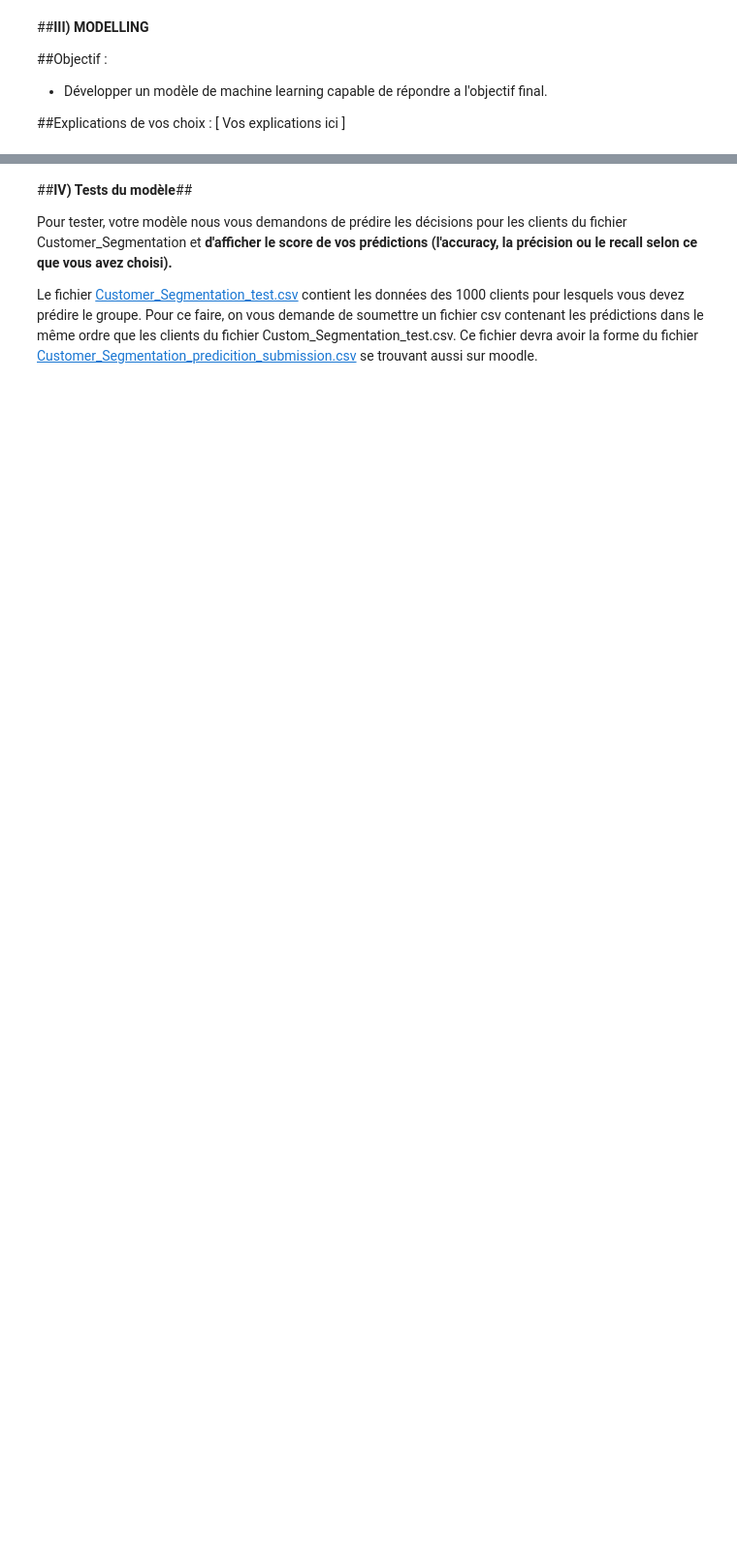
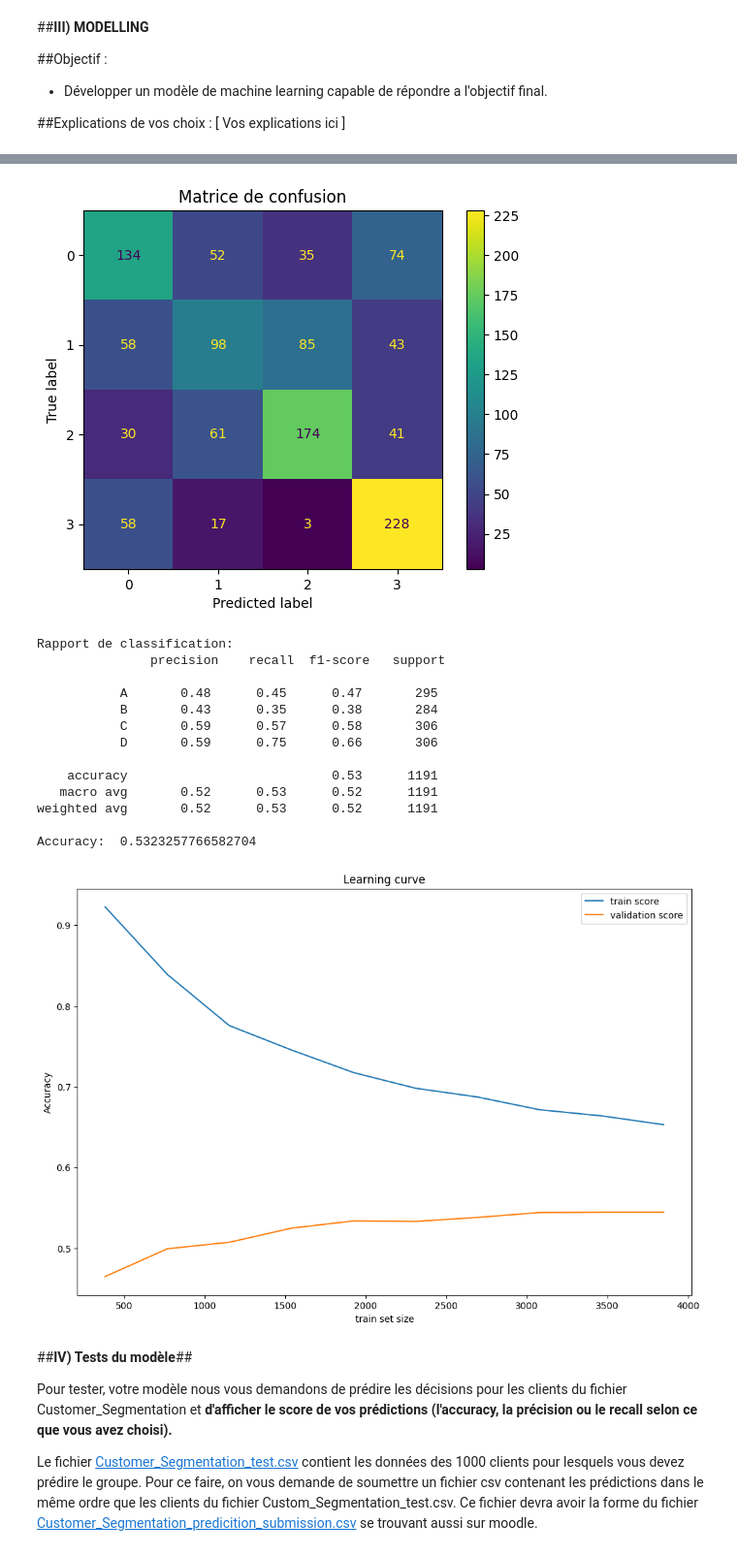
Before and after one commit to robin-salle-vinci/projet_IA, a Jupyter notebook: BIN3100_Projet_Data_Science.ipynb, the cells around one changed output, grey strips where cells are left out. Shown at 97% size. Saved outputs shown, nothing was run; the diff lists cells and outputs as text; code cells hidden in the pictures; blank space fills up the shorter version.

```diff
--- a/BIN3100_Projet_Data_Science.ipynb
+++ b/BIN3100_Projet_Data_Science.ipynb
@@ -349,18 +352,13 @@ from sklearn.svm import LinearSVC, SVC
 from sklearn.neighbors import KNeighborsClassifier
 from sklearn.linear_model import LogisticRegression
 from sklearn.pipeline import make_pipeline
-from sklearn.preprocessing import StandardScaler
-
-# création données exemples
-from sklearn.datasets import make_blobs
-from sklearn.model_selection import train_test_split
-X, y = make_blobs(n_samples=200, centers=2, n_features=5, center_box=(0, 10))
-X_train, X_test, y_train, y_test = train_test_split(X, y, test_size=0.33, random_state=42)
+from sklearn.preprocessing import StandardScaler, PolynomialFeatures
 
 
 # Fonction d'évaluation
-from sklearn.metrics import f1_score, confusion_matrix, classification_report, accuracy_score, ConfusionMatrixDisplay
+from sklearn.metrics import f1_score, confusion_matrix, classification_report, accuracy_score, ConfusionMatrixDisplay, make_scorer, roc_auc_score
 from sklearn.model_selection import learning_curve
+
 def evaluation(model):
   model.fit(X_train, y_train)
   y_pred = model.predict(X_test)
@@ -374,7 +372,7 @@ def evaluation(model):
   print("Rapport de classification: \n", classification_report(y_test, y_pred))
   print("Accuracy: ", accuracy_score(y_test, y_pred))
   # learning curve pour trouver la source du problème (overfitting, underfitting)
-  N, train_score, val_score = learning_curve(model, X_train, y_train, cv=5, scoring="f1", train_sizes=np.linspace(0.1, 1.0, 10)) # cv -> nombre de découpe des données
+  N, train_score, val_score = learning_curve(model, X_train, y_train, cv=5, scoring='accuracy', train_sizes=np.linspace(0.1, 1.0, 10)) # cv -> nombre de découpe des données
   # Création du graphique
   print()
   plt.figure(figsize=(12,8))
@@ -382,36 +380,33 @@ def evaluation(model):
   plt.plot(N, val_score.mean(axis=1), label="validation score")
   plt.title("Learning curve")
   plt.xlabel("train set size")
-  plt.ylabel("f1 score")
+  plt.ylabel("Accuracy")
   plt.legend()
   plt.show()
-
+  print()
 
 # Entrainement de différents modèles
-preprocessor = make_pipeline(StandardScaler()); # à compléter en fonction de pre-processing !!!!!!!!!!!!!! + include_bias=False pour les erreurs inutiles
+preprocessor = make_pipeline(PolynomialFeatures(2));
 
 DecisionTreeClassifierPIP = make_pipeline(preprocessor, DecisionTreeClassifier(random_state=0))
 RandomForestClassifierPIP = make_pipeline(preprocessor, RandomForestClassifier(random_state=0))
-LinearSVCPIP = make_pipeline(preprocessor, StandardScaler(), LinearSVC(random_state=0))
-SVCPIP = make_pipeline(preprocessor, StandardScaler(), SVC(random_state=0))
-KNeighborsClassifierPIP = make_pipeline(preprocessor, StandardScaler(), KNeighborsClassifier())
+LinearSVCPIP = make_pipeline(preprocessor,StandardScaler(), LinearSVC(random_state=0))
+SVCPIP = make_pipeline(preprocessor,StandardScaler(), SVC(random_state=0))
+KNeighborsClassifierPIP = make_pipeline(preprocessor,StandardScaler(), KNeighborsClassifier())
 LogisticRegressionPIP = make_pipeline(preprocessor, LogisticRegression(random_state=0))
-GradientBoostingClassifierPIP = make_pipeline(preprocessor, GradientBoostingClassifier(random_state=0))
+GradientBoostingClassifierPIP = make_pipeline(GradientBoostingClassifier(random_state=0))
 models = {'DecisionTree':DecisionTreeClassifierPIP, 'RandomForest':RandomForestClassifierPIP, 'LinearSVC':LinearSVCPIP, 'SVC':SVCPIP, 'KNN':KNeighborsClassifierPIP, 'LogisticRegression':LogisticRegressionPIP, 'GradientBoosting':GradientBoostingClassifierPIP}
+
 for name, model in models.items():
   print(name)
-  #evaluation(model)
+  evaluation(model)
 
 
-# quand on aura trouver le meilleur modèle -> trouver ses meilleures features
-# pd.DataFrame(best_model.feature_importances_, index=X_train.columns).plot().bar(figsize=(12,8))
-
-
+best_model = GradientBoostingClassifierPIP
 # partie GridSearchCV pour optimiser le model avec les meilleurs scores de la fonction evaluation(recall et f1)
 from sklearn.model_selection import GridSearchCV, RandomizedSearchCV
-GradientBoostingClassifierPIP # exemple pris mais pas définitif à voir les résultats d'evaluation
-hypers_params = {'gradientboostingclassifier__n_estimators': range(1,100)} # à compléter selon le modèle choisi (les hyper params les plus important) (mettre le nom du model__ avant hyper param pour indiquer que c'est pour le step model dans pipeline) + à modifier e, fonction du résultat !!!
-grid = RandomizedSearchCV(GradientBoostingClassifierPIP, hypers_params, scoring='recall', cv=5, n_iter=40) # scoring à f1 aussi intéressant || RandomizedSearchCV est un grid mais qui fait des tests de hyperparam aléatoires si trop de hyperparams possible !!(n_iter= nombre de tests aleatoires)
+hypers_params = {'gradientboostingclassifier__n_estimators': range(1,100), 'gradientboostingclassifier__learning_rate': [0.01, 0.1, 0.2, 0.5], 'gradientboostingclassifier__max_depth': [3, 5, 7, 9], 'gradientboostingclassifier__min_samples_split': [2, 5, 10]}  # à compléter selon le modèle choisi (les hyper params les plus important) (mettre le nom du model__ avant hyper param pour indiquer que c'est pour le step model dans pipeline) + à modifier e, fonction du résultat !!!
+grid = RandomizedSearchCV(best_model, hypers_params, scoring='accuracy', cv=5, n_iter=10) # scoring à f1 aussi intéressant || RandomizedSearchCV est un grid mais qui fait des tests de hyperparam aléatoires si trop de hyperparams possible !!(n_iter= nombre de tests aleatoires)
 grid.fit(X_train, y_train)
 print("Meilleur modèle: ", grid.best_estimator_, "\n")
 print("Meilleurs hyper-paramètres du modèle:" , grid.best_params_)
@@ -419,3 +421,21 @@ print()
+# %%
+evaluation(grid.best_estimator_)
+# %% [output]
+[figure, added]
+Rapport de classification:
+               precision    recall  f1-score   support
+
+           A       0.48      0.45      0.47       295
+           B       0.43      0.35      0.38       284
+           C       0.59      0.57      0.58       306
+           D       0.59      0.75      0.66       306
+
+    accuracy                           0.53      1191
+   macro avg       0.52      0.53      0.52      1191
+weighted avg       0.52      0.53      0.52      1191
+
+Accuracy:  0.5323257766582704
+[figure, added]
 # %% [markdown]
 ##**IV) Tests du modèle**##
 
```
Also changed, not shown: parts of 6 cells of this notebook.
